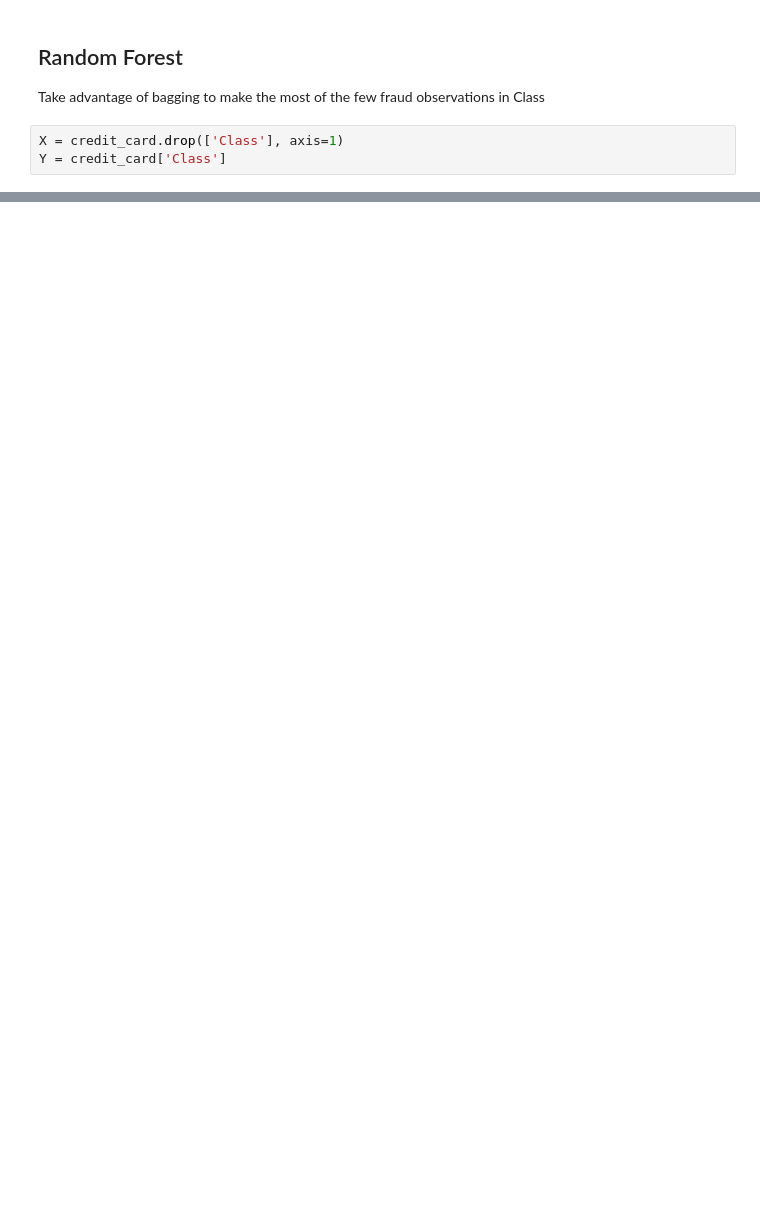
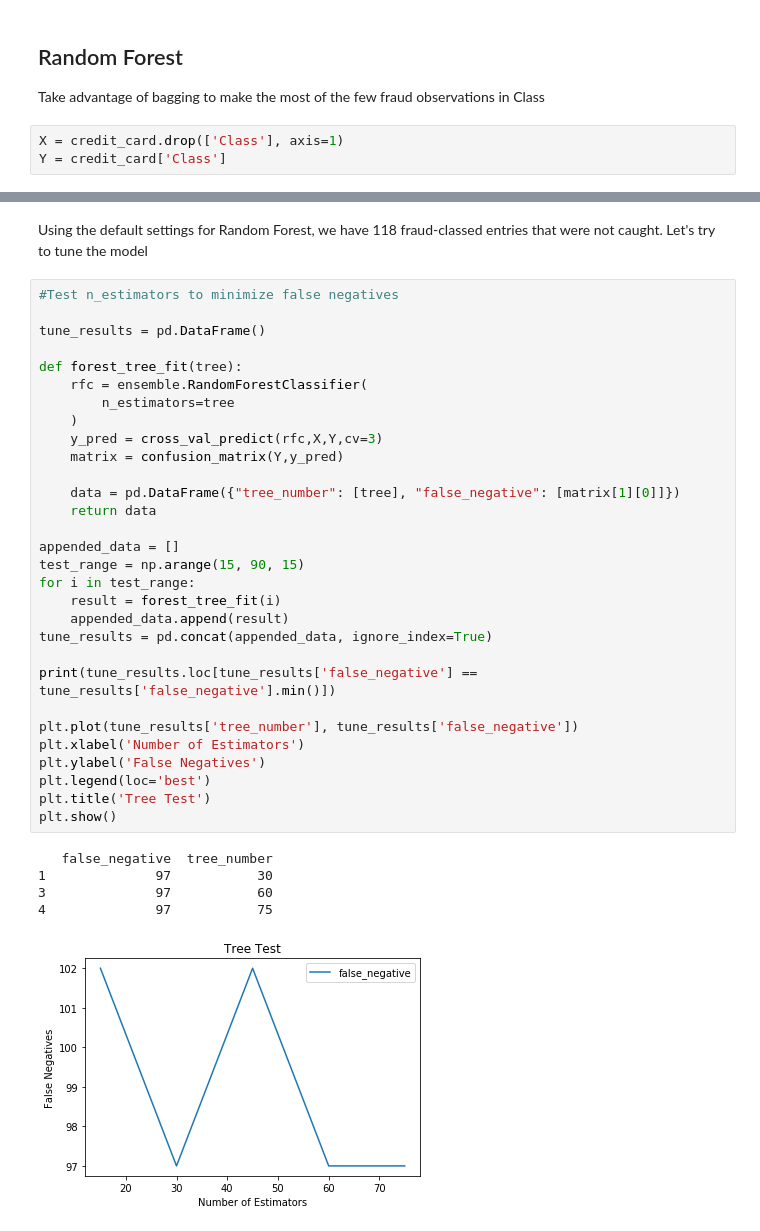
Before and after one commit to mbeckmanssf/Thinkful, a Jupyter notebook: Unit-3/6.1-CreditCardFraud.ipynb, the cells around one changed output, grey strips where cells are left out. Drawn from its saved outputs; the diff is of its cells as text; blank space fills up the shorter version.

```diff
--- a/Unit-3/6.1-CreditCardFraud.ipynb
+++ b/Unit-3/6.1-CreditCardFraud.ipynb
@@ -118 +153,39 @@ Y = credit_card['Class']
+# %% [markdown]
+Using the default settings for Random Forest, we have 118 fraud-classed entries that were not caught.  Let's try to tune the model
+# %%
+#Test n_estimators to minimize false negatives
+
+tune_results = pd.DataFrame()
+
+def forest_tree_fit(tree):
+    rfc = ensemble.RandomForestClassifier(
+        n_estimators=tree
+    )
+    y_pred = cross_val_predict(rfc,X,Y,cv=3)
+    matrix = confusion_matrix(Y,y_pred)
+
+    data = pd.DataFrame({"tree_number": [tree], "false_negative": [matrix[1][0]]})
+    return data
+
+appended_data = []
+test_range = np.arange(15, 90, 15)
+for i in test_range:
+    result = forest_tree_fit(i)
+    appended_data.append(result)
+tune_results = pd.concat(appended_data, ignore_index=True)
+
+print(tune_results.loc[tune_results['false_negative'] == tune_results['false_negative'].min()])
+
+plt.plot(tune_results['tree_number'], tune_results['false_negative'])
+plt.xlabel('Number of Estimators')
+plt.ylabel('False Negatives')
+plt.legend(loc='best')
+plt.title('Tree Test')
+plt.show()
+# %% [output]
+   false_negative  tree_number
+1              97           30
+3              97           60
+4              97           75
+[figure, added]
 # %%
```
Also changed, not shown: parts of 19 cells of this notebook.
